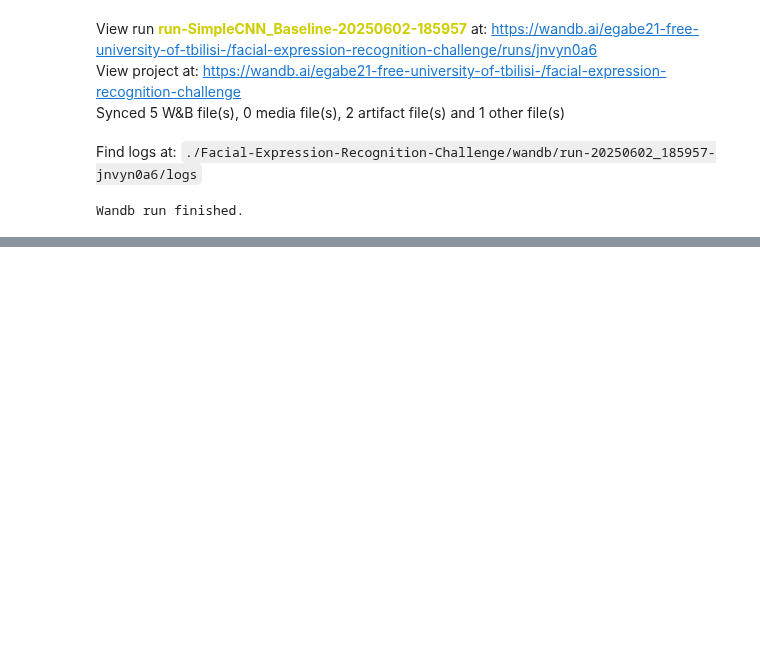
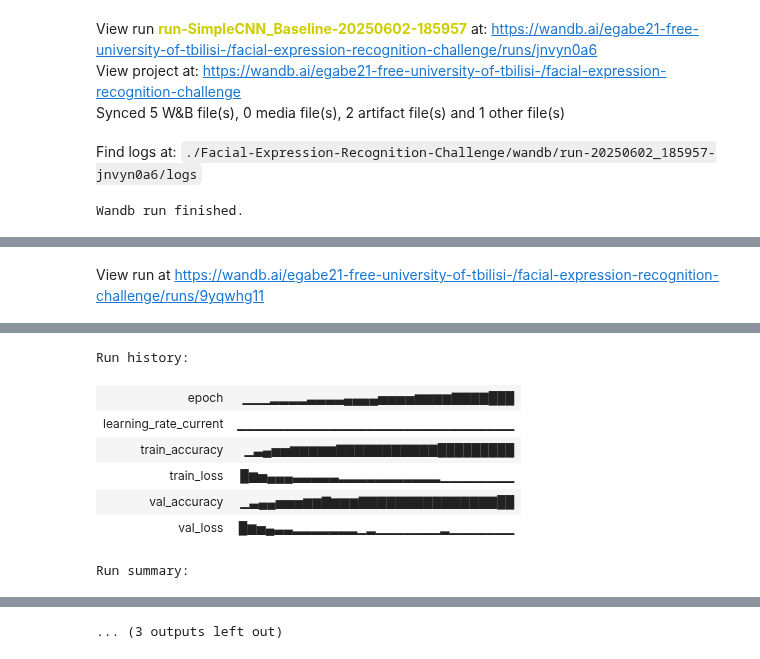
Before and after one commit to enelene/Facial-Expression-Recognition-Challenge, a Jupyter notebook: CNN_model.ipynb, the cells around one changed output, grey strips where cells are left out. Saved outputs shown, nothing was run; the diff lists cells and outputs as text; code cells hidden in the pictures; blank space fills up the shorter version.

```diff
--- a/CNN_model.ipynb
+++ b/CNN_model.ipynb
@@ -485,0 +986,70 @@ Wandb run finished.
+# %%
+print("--- Setting up Experiment 4: DeeperCNN_v1 for More Epochs ---")
+
+model_exp4 = DeeperCNN(num_classes_param=num_classes).to(device)
+print("--- DeeperCNN Architecture (Experiment 4) ---")
+print(model_exp4)
+
+# Using similar settings as before for fair comparison of epoch effect
+learning_rate_exp4 = 0.001
+optimizer_exp4 = optim.Adam(model_exp4.parameters(), lr=learning_rate_exp4)
+
+config_wandb_exp4 = {
+    "learning_rate": learning_rate_exp4,
+    "architecture": "DeeperCNN_v1_MoreEpochs",
+    "dataset": "FER2013_from_icml_face_data",
+    "epochs": 30,
+    "batch_size": batch_size, # Global batch_size
+    "optimizer": "Adam",
+    "criterion": "CrossEntropyLoss",
+    "dropout_fc": 0.5,
+    "conv1_filters": 32,
+    "conv2_filters": 64,
+    "conv3_filters": 128,
+    "fc1_units": 256,
+    "notes": "Experiment 4: Training DeeperCNN_v1 for 30 epochs to check for further improvement or overfitting."
+}
+
+run_exp4 = wandb.init(
+    project="facial-expression-recognition-challenge",
+    config=config_wandb_exp4,
+    name=f"run-{config_wandb_exp4['architecture']}-{pd.Timestamp.now().strftime('%Y%m%d-%H%M%S')}",
+    reinit=True
+)
+print(f"Wandb run for {config_wandb_exp4['architecture']} initialized: {run_exp4.url if run_exp4 else 'Failed to init'}")
+
+if 'train_loader' in globals() and 'val_loader' in globals() and 'criterion' in globals() and run_exp4:
+    print(f"\nStarting training for: {config_wandb_exp4['architecture']}")
+
+    best_model_file_exp4 = train_model_func(
+        model_to_train=model_exp4,
+        t_loader=train_loader,
+        v_loader=val_loader,
+        loss_criterion=criterion,
+        opt=optimizer_exp4,
+        num_epochs_total=config_wandb_exp4["epochs"],
+        dev=device,
+        current_wandb_run=run_exp4,
+        run_name_prefix=config_wandb_exp4["architecture"]
+    )
+    print(f"Best model from {config_wandb_exp4['architecture']} training saved to: {best_model_file_exp4}")
+
+    if best_model_file_exp4 and os.path.exists(best_model_file_exp4):
+        trained_model_artifact_exp4 = wandb.Artifact(
+            name=f"{config_wandb_exp4['architecture']}_model",
+            type="model",
+            description=f"Trained model state for {config_wandb_exp4['architecture']}",
+            metadata=config_wandb_exp4
+        )
+        trained_model_artifact_exp4.add_file(best_model_file_exp4)
+        run_exp4.log_artifact(trained_model_artifact_exp4)
+        print(f"Logged {best_model_file_exp4} as a Wandb artifact for run {run_exp4.name}.")
+    else:
+        print(f"Model file {best_model_file_exp4} not found for artifact logging.")
+else:
+    print("Error: DataLoaders, criterion, or Wandb run not properly initialized for Experiment 4.")
+
+if 'run_exp4' in globals() and run_exp4 is not None:
+    run_exp4.finish()
+    print(f"Wandb run {run_exp4.name} finished.")
+# %% [output]
@@ -485,0 +1077 @@ Wandb run finished.
+View run at https://wandb.ai/egabe21-free-university-of-tbilisi-/facial-expression-recognition-challenge/runs/9yqwhg11
@@ -485,0 +1096,8 @@ Wandb run finished.
+Run history:
+| epoch | ▁▁▁▂▂▂▂▃▃▃▃▄▄▄▄▅▅▅▅▆▆▆▆▇▇▇▇███ |
+| learning_rate_current | ▁▁▁▁▁▁▁▁▁▁▁▁▁▁▁▁▁▁▁▁▁▁▁▁▁▁▁▁▁▁ |
+| train_accuracy | ▁▃▄▅▅▆▆▆▆▆▇▇▇▇▇▇▇▇▇▇▇█████████ |
+| train_loss | █▆▅▄▄▄▃▃▃▃▃▂▂▂▂▂▂▂▂▂▂▂▁▁▁▁▁▁▁▁ |
+| val_accuracy | ▁▃▄▄▅▅▅▆▆▇▆▆▆▇▇▇▇▇▇▇▇▇▇▇▇▇▇▇██ |
+| val_loss | █▆▅▄▃▃▂▂▂▂▂▂▂▁▂▁▁▁▁▁▁▁▂▁▁▁▁▁▁▁ |
+Run summary:
@@ -485,0 +1110 @@ Wandb run finished.
+... (3 outputs left out)
```
Also changed, not shown: parts of 18 cells of this notebook.
